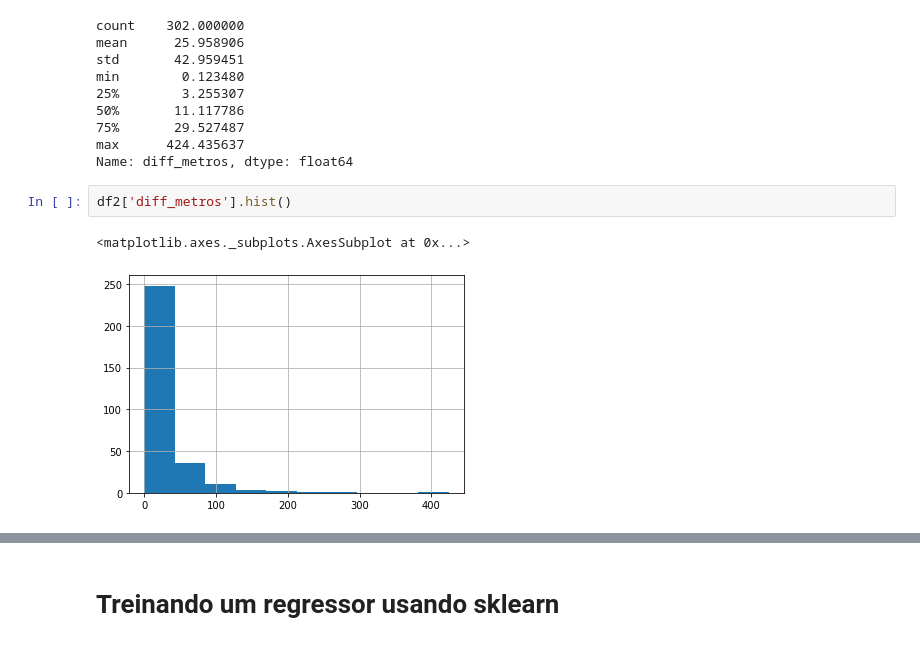
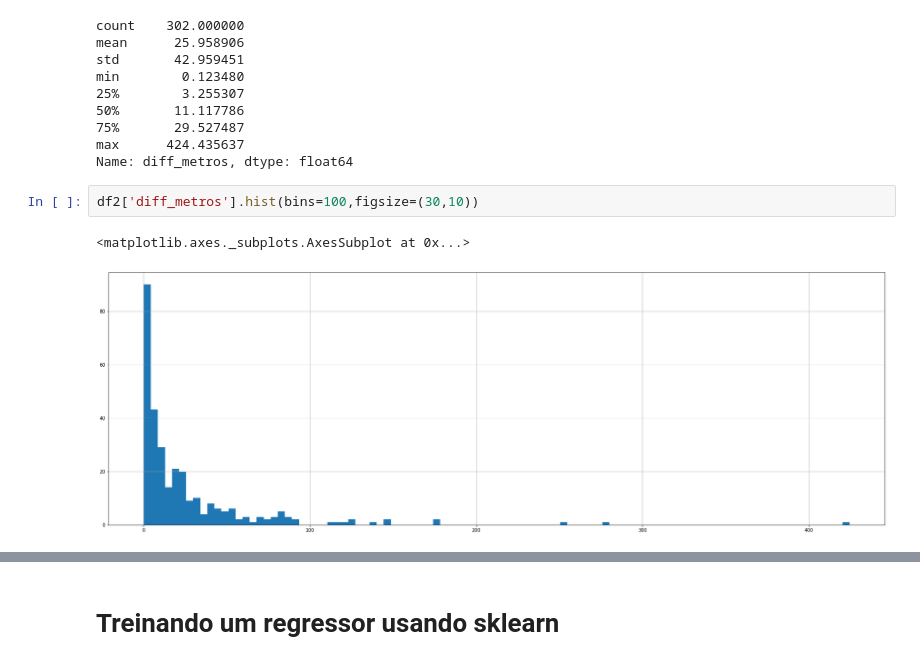
Before and after one commit to mikaelsilva/Comunicacoes_moveis, a Jupyter notebook: projeto_comunicações.ipynb, the cells around one changed output, grey strips where cells are left out. Cells and saved outputs as stored; diff of their text form.

```diff
--- a/projeto_comunicações.ipynb
+++ b/projeto_comunicações.ipynb
@@ -221,8 +240,8 @@ min        0.123480
 max      424.435637
 Name: diff_metros, dtype: float64
 # %%
-df2['diff_metros'].hist()
+df2['diff_metros'].hist(bins=100,figsize=(30,10))
 # %% [output]
 <matplotlib.axes._subplots.AxesSubplot at 0x...>
-[figure, old version]
+[figure, new version]
 # %%
```
Also changed, not shown: parts of 11 cells of this notebook.
